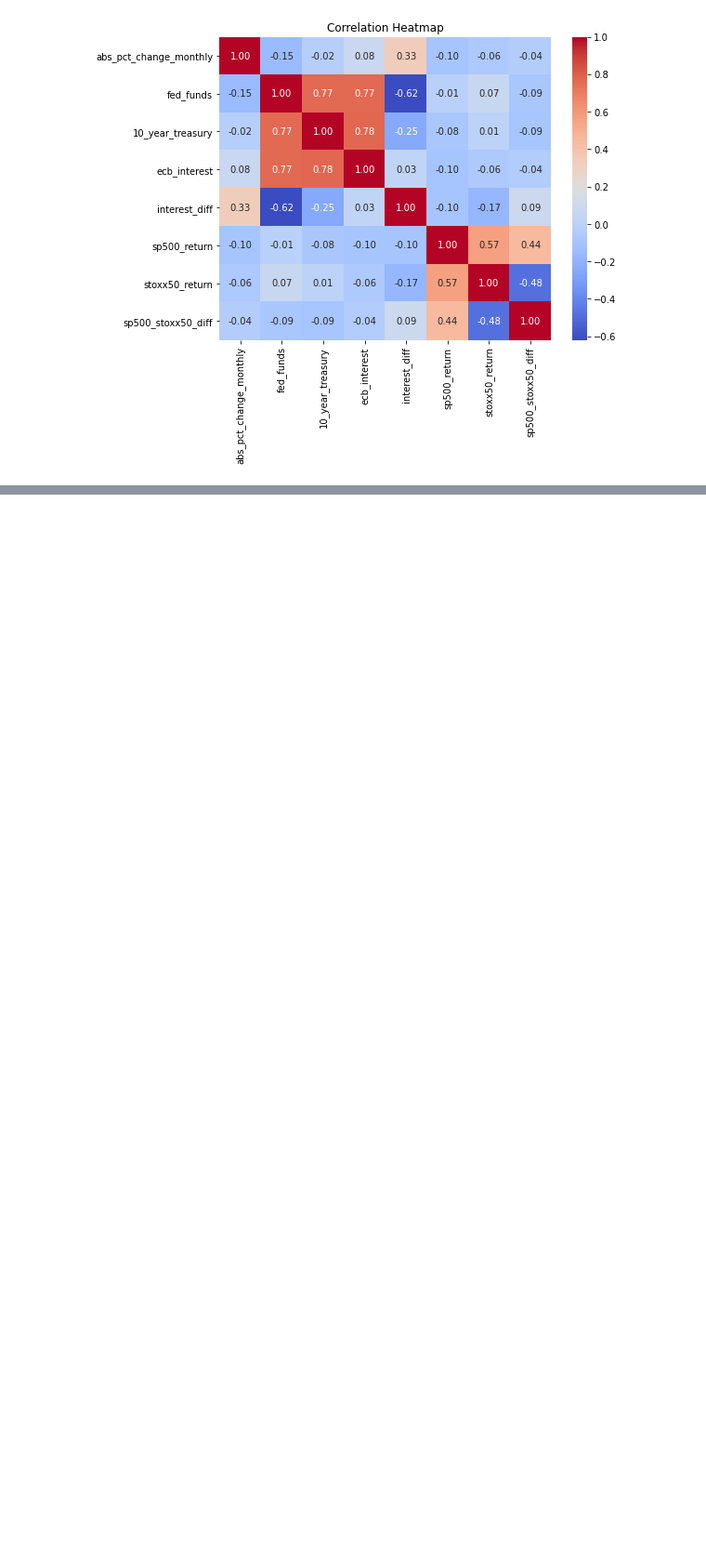
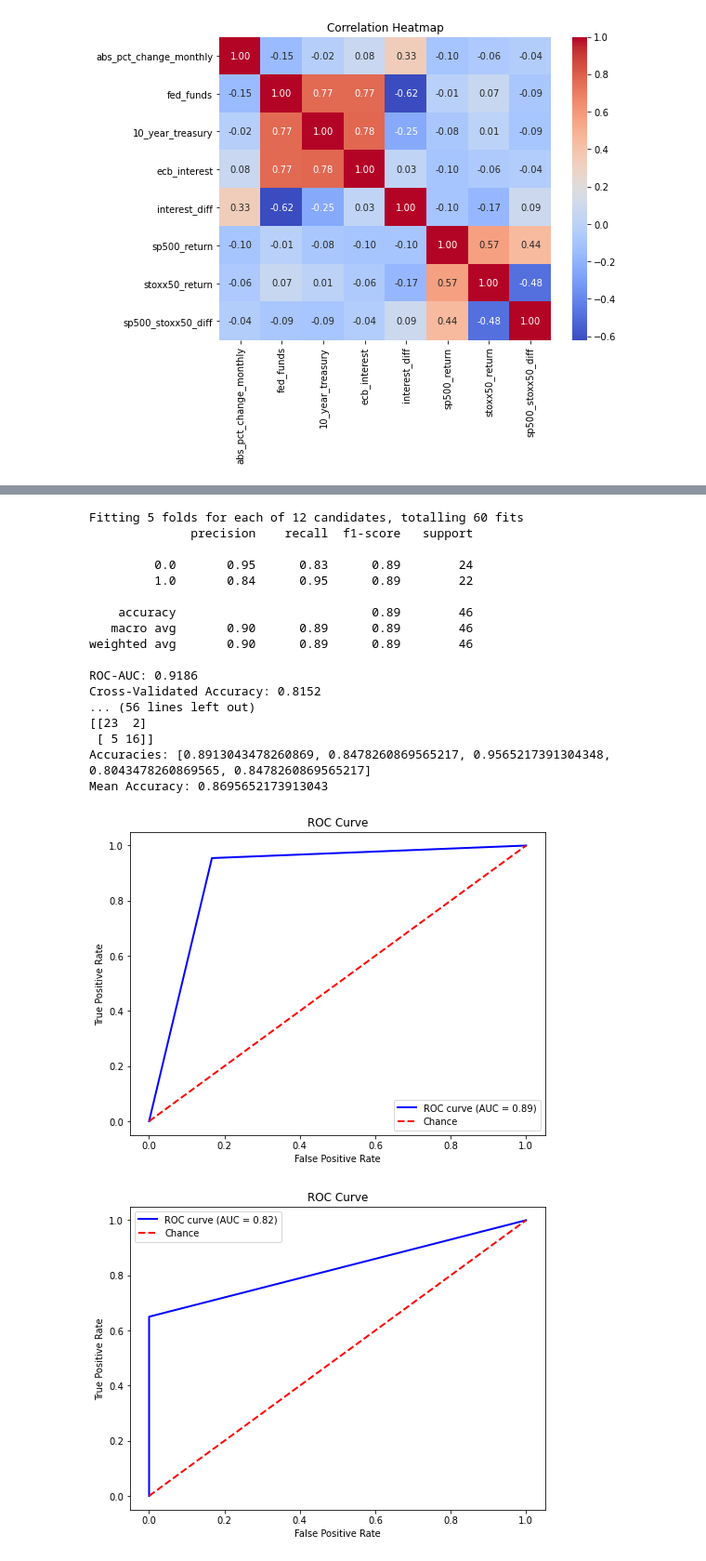
Before and after one commit to moleh13/EC48E, a Jupyter notebook: project/project.ipynb, the cells around one changed output, grey strips where cells are left out. Shown at 93% size. Cells and saved outputs as stored; diff of their text form; code cells hidden in the pictures; blank space fills up the shorter version.

```diff
--- a/project/project.ipynb
+++ b/project/project.ipynb
@@ -401,0 +476,60 @@ true.to_excel('results/true.xlsx', index=False)
+# %%
+# Implementing random forest function to use in k-folds cross validation
+from sklearn.ensemble import RandomForestClassifier
+from sklearn.model_selection import GridSearchCV, cross_val_score
+from sklearn.metrics import accuracy_score, classification_report, roc_auc_score
+
+def random_forest(x_train, y_train, x_test, y_test):
+    # Hyperparameter tuning with GridSearchCV
+    param_grid = {
+        'n_estimators': [100, 300, 500],
+        'max_depth': [None, 10, 30, 50],
+    }
+    grid_search = GridSearchCV(RandomForestClassifier(), param_grid, cv=5, n_jobs=-1, verbose=1)
+    grid_search.fit(x_train, y_train)
+    best_model = grid_search.best_estimator_
+
+    # Cross-validation
+    cv_scores = cross_val_score(best_model, x_train, y_train, cv=5)
+    mean_cv_accuracy = cv_scores.mean()
+
+    # Predictions and evaluation
+    y_pred = best_model.predict(x_test)
+    accuracy = accuracy_score(y_test, y_pred)
+    y_pred_prob = best_model.predict_proba(x_test)[:, 1]
+    roc_auc = roc_auc_score(y_test, y_pred_prob)
+
+    # Print classification report and ROC-AUC score
+    print(classification_report(y_test, y_pred))
+    print(f'ROC-AUC: {roc_auc:.4f}')
+    print(f'Cross-Validated Accuracy: {mean_cv_accuracy:.4f}')
+
+    return best_model, accuracy
+
+# Applying k-folds cross validation to random forest
+accr, models, test_data = k_folds_cross_validation(x_data, y_data, random_forest)
+print('Accuracies:', accr)
+print('Mean Accuracy:', np.mean(accr))
+
+# give roc curves for every model
+print_roc_curve(models, test_data)
+# %% [output]
+Fitting 5 folds for each of 12 candidates, totalling 60 fits
+              precision    recall  f1-score   support
+
+         0.0       0.95      0.83      0.89        24
+         1.0       0.84      0.95      0.89        22
+
+    accuracy                           0.89        46
+   macro avg       0.90      0.89      0.89        46
+weighted avg       0.90      0.89      0.89        46
+
+ROC-AUC: 0.9186
+Cross-Validated Accuracy: 0.8152
+... (56 lines left out)
+[[23  2]
+ [ 5 16]]
+Accuracies: [0.8913043478260869, 0.8478260869565217, 0.9565217391304348, 0.8043478260869565, 0.8478260869565217]
+Mean Accuracy: 0.8695652173913043
+[figure, added]
+[figure, added]
```
Also changed, not shown: parts of 21 cells of this notebook.
